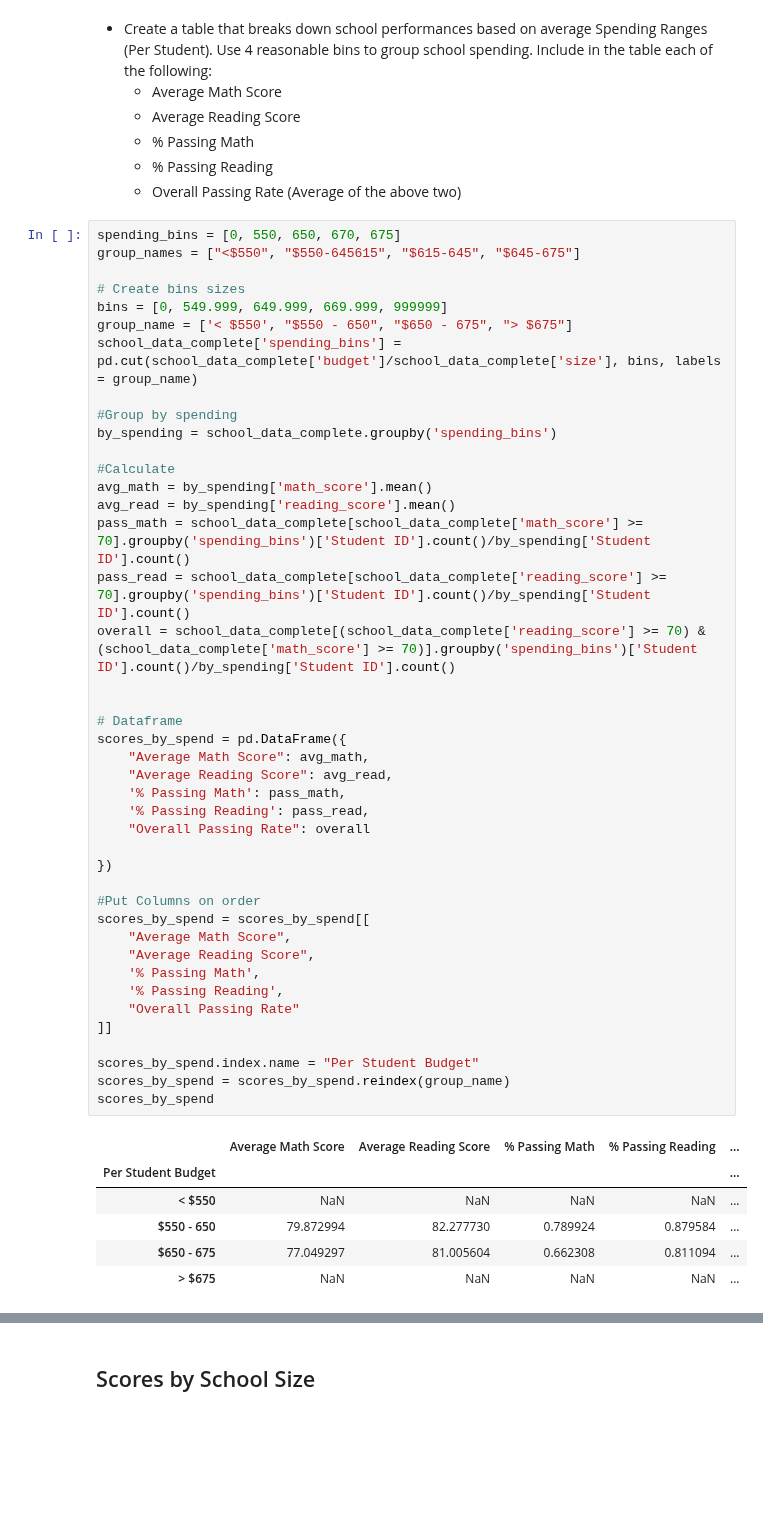
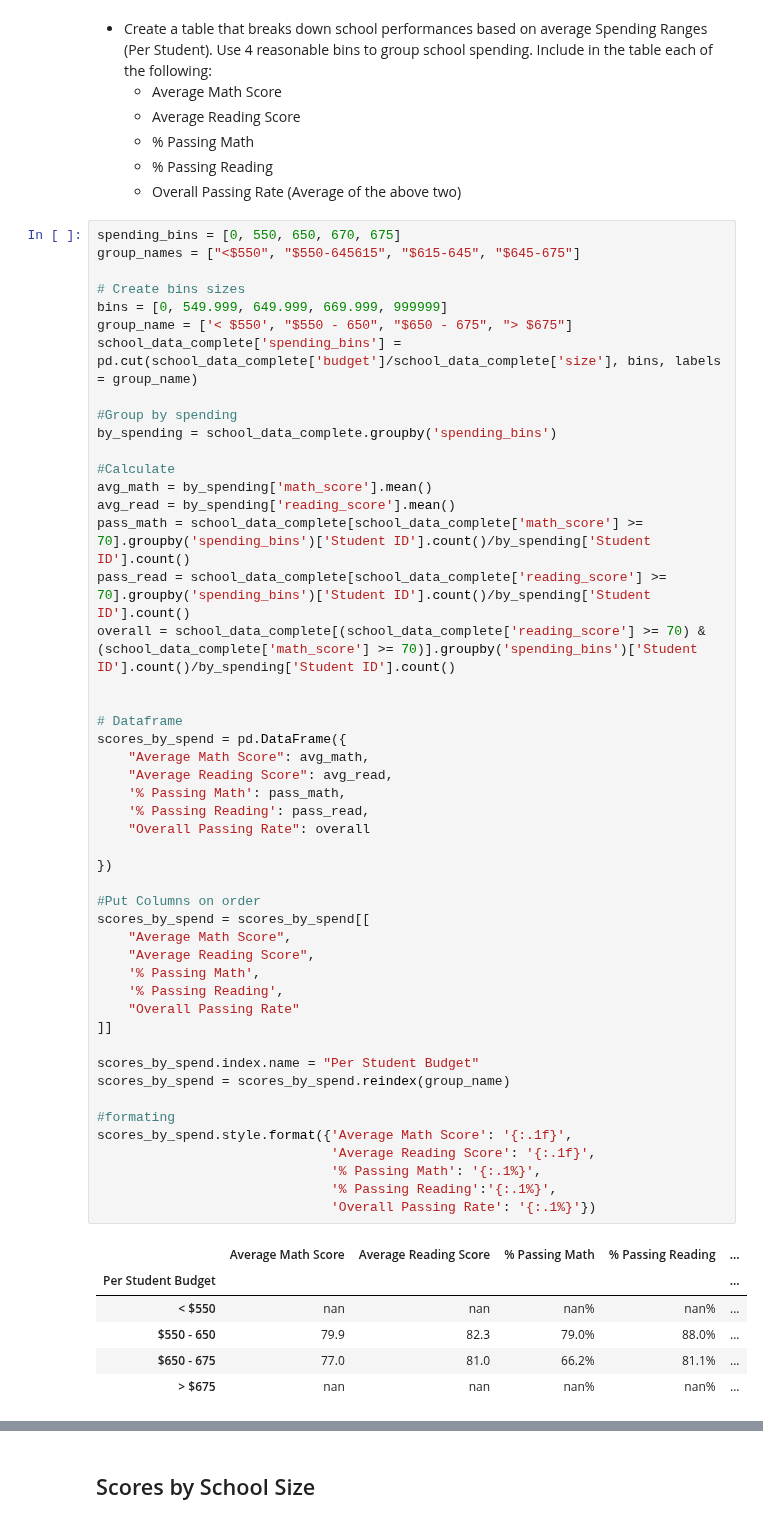
Before and after one commit to margoterudy/pandas-challenge, a Jupyter notebook: PyCitySchools/PyCitySchools_starter.ipynb, the cells around one changed output, grey strips where cells are left out. Saved outputs shown, nothing was run; the diff lists cells and outputs as text; blank space fills up the shorter version.

```diff
--- a/PyCitySchools/PyCitySchools_starter.ipynb
+++ b/PyCitySchools/PyCitySchools_starter.ipynb
@@ -435,35 +435,41 @@ avg_math = by_spending['math_score'].mean()
 avg_read = by_spending['reading_score'].mean()
 pass_math = school_data_complete[school_data_complete['math_score'] >= 70].groupby('spending_bins')['Student ID'].count()/by_spending['Student ID'].count()
 pass_read = school_data_complete[school_data_complete['reading_score'] >= 70].groupby('spending_bins')['Student ID'].count()/by_spending['Student ID'].count()
 overall = school_data_complete[(school_data_complete['reading_score'] >= 70) & (school_data_complete['math_score'] >= 70)].groupby('spending_bins')['Student ID'].count()/by_spending['Student ID'].count()
 
 
 # Dataframe
 scores_by_spend = pd.DataFrame({
     "Average Math Score": avg_math,
     "Average Reading Score": avg_read,
     '% Passing Math': pass_math,
     '% Passing Reading': pass_read,
     "Overall Passing Rate": overall
 
 })
 
 #Put Columns on order
 scores_by_spend = scores_by_spend[[
     "Average Math Score",
     "Average Reading Score",
     '% Passing Math',
     '% Passing Reading',
     "Overall Passing Rate"
 ]]
 
 scores_by_spend.index.name = "Per Student Budget"
 scores_by_spend = scores_by_spend.reindex(group_name)
-scores_by_spend
+
+#formating
+scores_by_spend.style.format({'Average Math Score': '{:.1f}',
+                              'Average Reading Score': '{:.1f}',
+                              '% Passing Math': '{:.1%}',
+                              '% Passing Reading':'{:.1%}',
+                              'Overall Passing Rate': '{:.1%}'})
 # %% [output]
 |  | Average Math Score | Average Reading Score | % Passing Math | % Passing Reading | ... |
 | Per Student Budget |  |  |  |  | ... |
-| < $550 | NaN | NaN | NaN | NaN | ... |
-| $550 - 650 | 79.872994 | 82.277730 | 0.789924 | 0.879584 | ... |
-| $650 - 675 | 77.049297 | 81.005604 | 0.662308 | 0.811094 | ... |
-| > $675 | NaN | NaN | NaN | NaN | ... |
+| < $550 | nan | nan | nan% | nan% | ... |
+| $550 - 650 | 79.9 | 82.3 | 79.0% | 88.0% | ... |
+| $650 - 675 | 77.0 | 81.0 | 66.2% | 81.1% | ... |
+| > $675 | nan | nan | nan% | nan% | ... |
```
Also changed, not shown: parts of 1 cell of this notebook.
